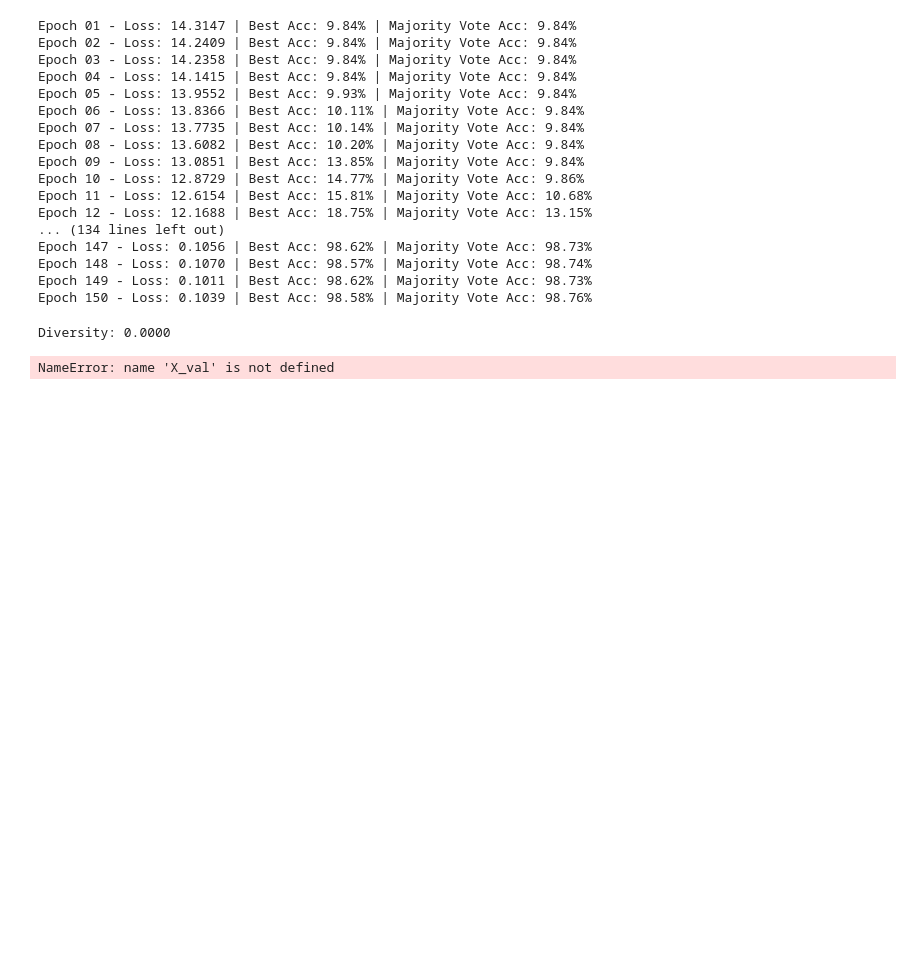
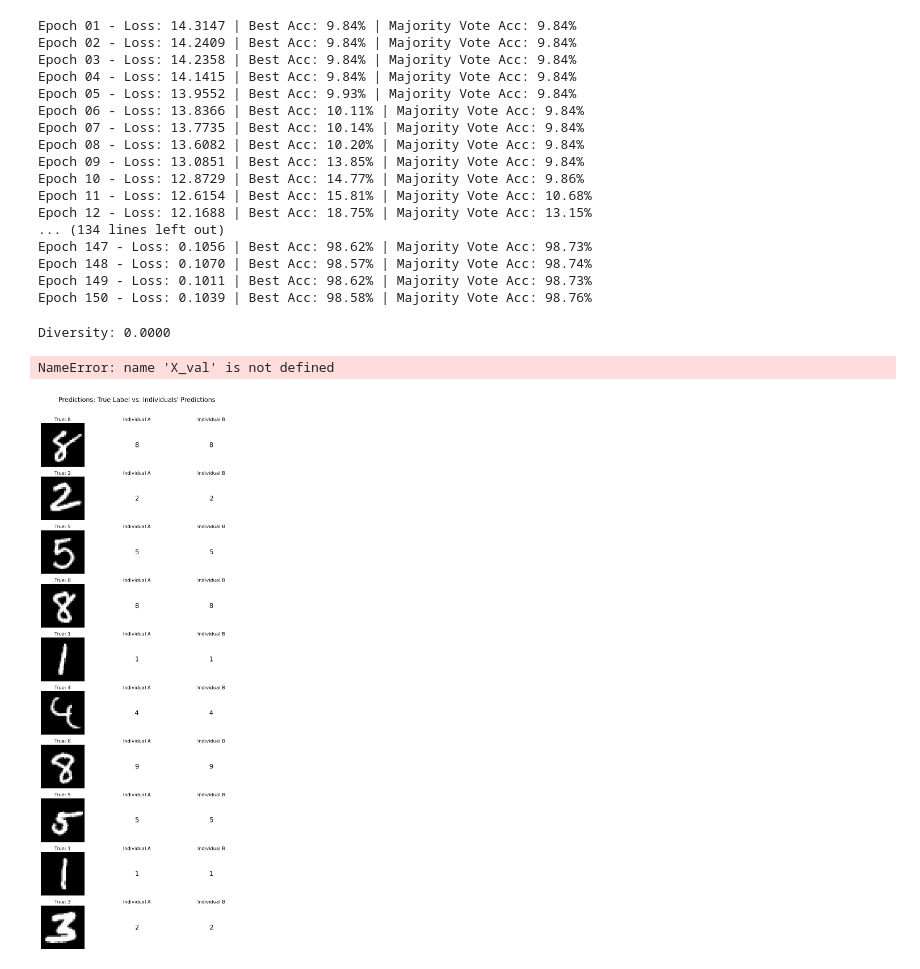
Before and after one commit to lawolff1702/EVO, a Jupyter notebook: base.ipynb, the cells around one changed output. Saved outputs shown, nothing was run; the diff lists cells and outputs as text; code cells hidden in the pictures; blank space fills up the shorter version.

```diff
--- a/base.ipynb
+++ b/base.ipynb
@@ -362,33 +294,85 @@ def find_most_diverse_pair(population):
     return pair
 # %%
 import matplotlib.pyplot as plt
+import random
+import torch
 
-def visualize_predictions_on_random_samples(X_val, y_val, original_images, individual_A, individual_B, n=10):
-    indices = random.sample(range(X_val.size(0)), n)
+def visualize_predictions_on_random_samples(X_val_exp, y_val, original_images, individual_A, individual_B, model, n=10):
+    """
+    Visualize n random samples from the validation/test set using predictions
+    from two candidate individuals.
 
+    Args:
+      X_val_exp (Tensor): Expanded validation features (shape: [N, 7850]).
+      y_val (Tensor): True labels (shape: [N]).
+      original_images (Tensor): Original validation images with bias removed
+                                (shape: [N, 785]), where first 784 values are the image.
+      individual_A (Tensor): Candidate weight vector A (shape: [7850]).
+      individual_B (Tensor): Candidate weight vector B (shape: [7850]).
+      model: Instance of MultiClassLogisticRegressionWrapper.
+      n (int): Number of random samples to display.
+    """
+    # Use X_val_exp's size (not X_val) to sample indices.
+    indices = random.sample(range(X_val_exp.size(0)), n)
+
+    # Create a grid of subplots.
     fig, axs = plt.subplots(n, 3, figsize=(8, n * 2))
-    fig.suptitle("Most Diverse Individuals: Predictions", fontsize=16)
+    fig.suptitle("Predictions: True Label vs. Individuals' Predictions", fontsize=16)
 
     for i, idx in enumerate(indices):
-        x = X_val[idx].unsqueeze(0)  # shape (1, 785)
+        # Get the expanded input for candidate prediction (shape: (1, 7850)).
+        x = X_val_exp[idx].unsqueeze(0)
+
+        # For visualization: use the original image (remove bias column) and reshape to 28x28.
         img = original_images[idx].view(28, 28)
-
-        # Predict with both individuals
-        pred_A = (x @ individual_A > 0).float().item()
-        pred_B = (x @ individual_B > 0).float().item()
         true_label = int(y_val[idx].item())
 
+        # Predict with Individual A using the candidate weight vector.
+        scores_A = model.score_with(x, individual_A)  # shape: (1, 10)
+        pred_A = torch.argmax(scores_A, dim=1).item()
+
+        # Predict with Individual B using the candidate weight vector.
+        scores_B = model.score_with(x, individual_B)
+        pred_B = torch.argmax(scores_B, dim=1).item()
+
+        # Plot the original image with true label.
         axs[i, 0].imshow(img, cmap='gray')
         axs[i, 0].axis('off')
-        axs[i, 0].set_title(f"Label: {true_label}")
+        axs[i, 0].set_title(f"True: {true_label}")
 
-        axs[i, 1].text(0.5, 0.5, f"{int(pred_A)}", fontsize=16, ha='center')
+        # Display Individual A's prediction.
+        axs[i, 1].text(0.5, 0.5, f"{pred_A}", fontsize=16, ha='center', va='center')
         axs[i, 1].axis('off')
-        axs[i, 1].set_title("Indiv A")
+        axs[i, 1].set_title("Individual A")
 
-        axs[i, 2].text(0.5, 0.5, f"{int(pred_B)}", fontsize=16, ha='center')
+        # Display Individual B's prediction.
+        axs[i, 2].text(0.5, 0.5, f"{pred_B}", fontsize=16, ha='center', va='center')
         axs[i, 2].axis('off')
-        axs[i, 2].set_title("Indiv B")
+        axs[i, 2].set_title("Individual B")
 
     plt.tight_layout(rect=[0, 0, 1, 0.97])
     plt.show()
+
+# --- Example usage ---
+# Assume you have defined `find_most_diverse_pair` function:
+def find_most_diverse_pair(population):
+    max_dist = 0
+    pair = (None, None)
+    for i in range(len(population)):
+        for j in range(i + 1, len(population)):
+            dist = torch.norm(population[i] - population[j])
+            if dist > max_dist:
+                max_dist = dist
+                pair = (population[i], population[j])
+    return pair
+
+# Get the two most diverse individuals from your optimizer's population.
+indiv_A, indiv_B = find_most_diverse_pair(optimizer.population)
+
+# For visualization, remove the bias column from X_test.
+original_val_images = X_test[:, :-1]  # shape: (N_test, 784)
+
+# Now call the visualization function with your test set.
+visualize_predictions_on_random_samples(X_test_exp, y_test, original_val_images, indiv_A, indiv_B, model, n=10)
+# %% [output]
+[figure, added]
```
Also changed, not shown: parts of 11 cells of this notebook.
